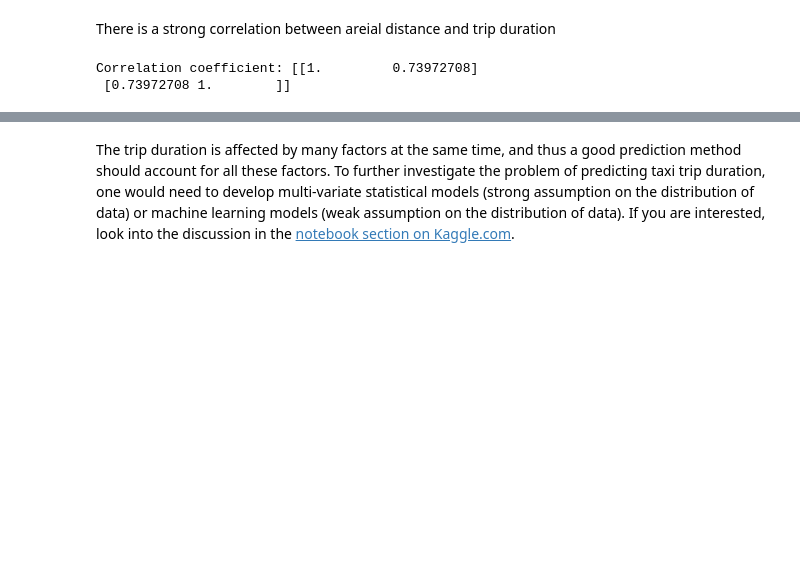
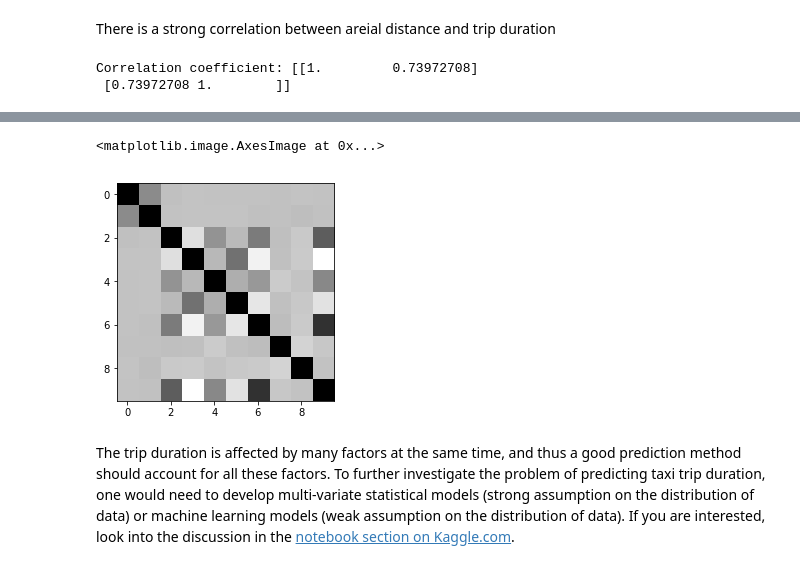
Before and after one commit to ch00226855/CMP464-Fall2019, a Jupyter notebook: Week7_Matplotlib_Part2.ipynb, the cells around one changed output, grey strips where cells are left out. Drawn from its saved outputs; the diff is of its cells as text; code cells hidden in the pictures; blank space fills up the shorter version.

```diff
--- a/Week7_Matplotlib_Part2.ipynb
+++ b/Week7_Matplotlib_Part2.ipynb
@@ -465,3 +484,10 @@ Correlation coefficient: [[1.         0.73972708]
+# %%
+import matplotlib
+correlations = taxidata.corr()
+plt.imshow(correlations, cmap='binary')
+# %% [output]
+<matplotlib.image.AxesImage at 0x...>
+[figure, added]
 # %% [markdown]
 The trip duration is affected by many factors at the same time, and thus a good prediction method should account for all these factors. To further investigate the problem of predicting taxi trip duration, one would need to develop multi-variate statistical models (strong assumption on the distribution of data) or machine learning models (weak assumption on the distribution of data). If you are interested, look into the discussion in the [notebook section on Kaggle.com](https://www.kaggle.com/c/nyc-taxi-trip-duration/notebooks).
 # %% [markdown]
```
Also changed, not shown: parts of 24 cells of this notebook.
